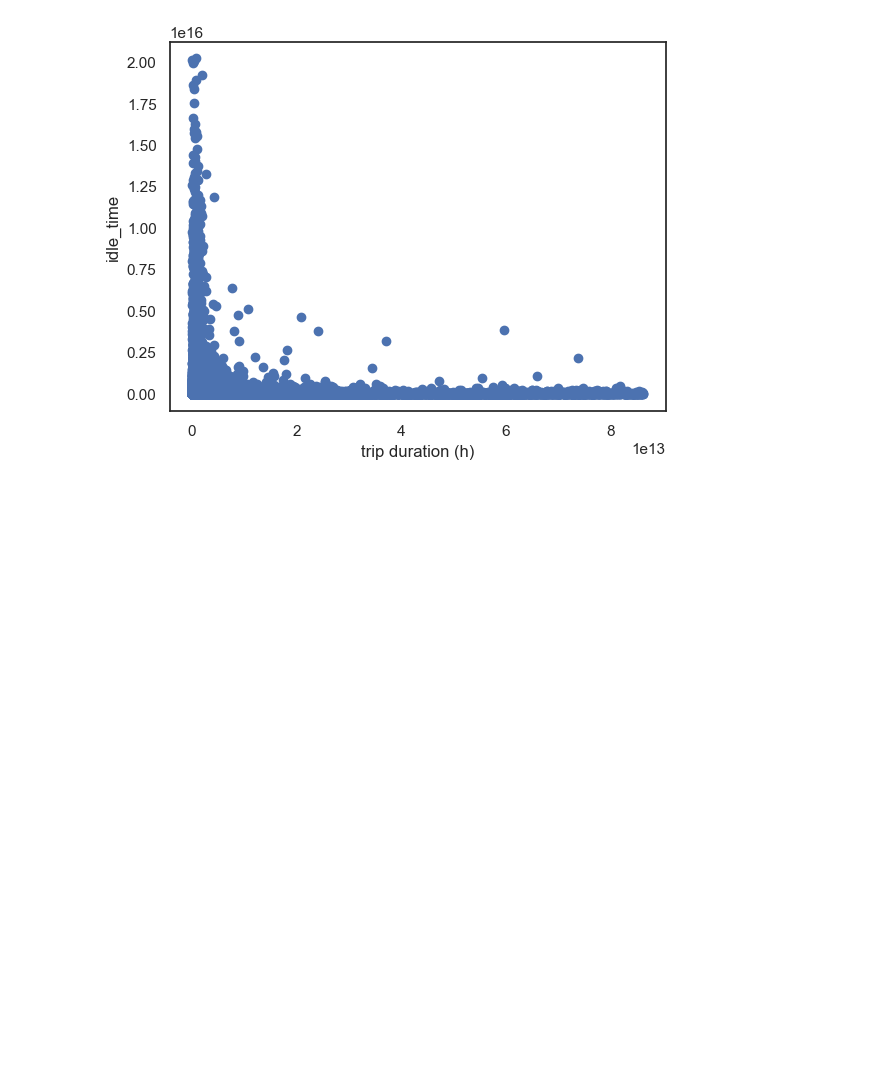
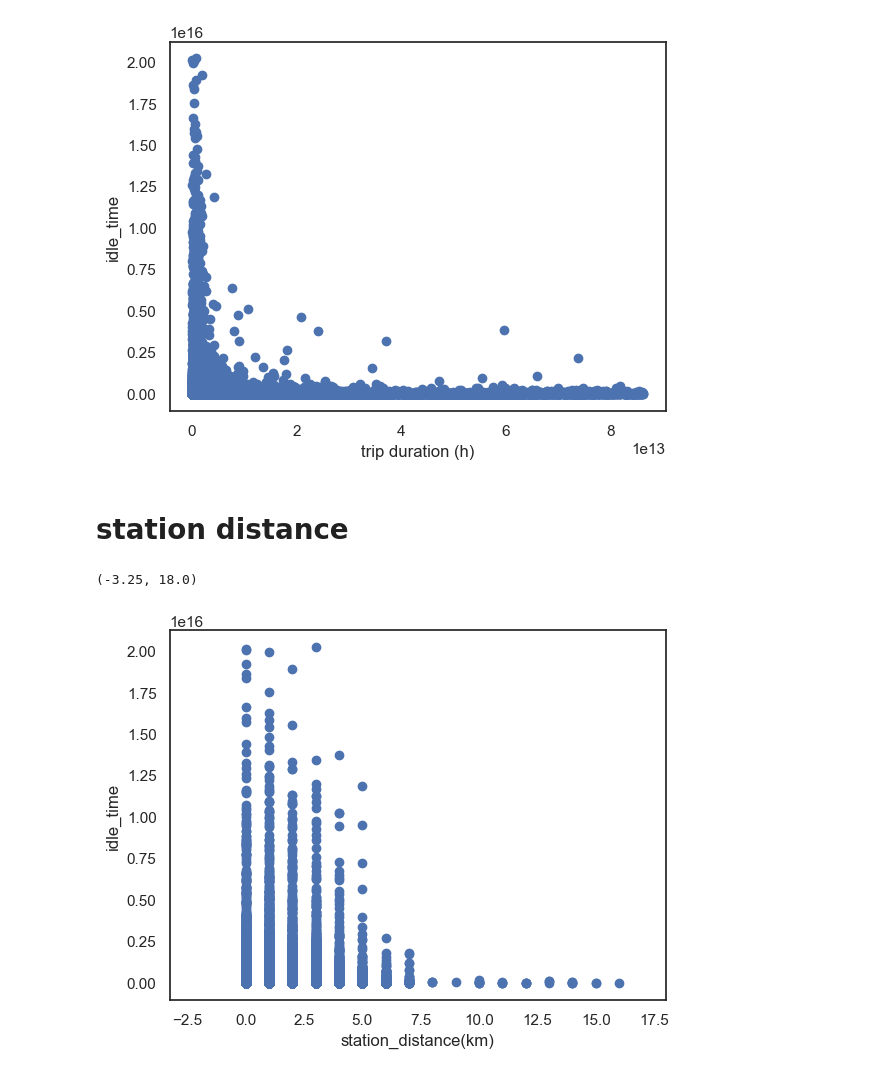
Before and after one commit to darebakdavca/Team_Project_DSML, a Jupyter notebook: Notebooks/4_Predictive_analysis.ipynb, the cells around one changed output. Cells and saved outputs as stored; diff of their text form; code cells hidden in the pictures; blank space fills up the shorter version.

```diff
--- a/Notebooks/4_Predictive_analysis.ipynb
+++ b/Notebooks/4_Predictive_analysis.ipynb
@@ -46,3 +46,5 @@ Data columns (total 34 columns):
  33  area_label                     1362601 non-null  int64
 dtypes: float64(18), int64(8), object(8)
 memory usage: 353.5+ MB
+# %%
+san_fran_df['station_distance'] = san_fran_df['station_distance'].astype(int)
@@ -72,0 +80,3 @@ memory usage: 353.5+ MB
+# %%
+san_fran_df_geo = gpd.GeoDataFrame(san_fran_df, geometry='geometry')
+san_fran_df_geo.info()
@@ -304,3 +269,15 @@ plt.ylabel('idle_time')
 # %% [output]
 Text(0, 0.5, 'idle_time')
 [figure]
+# %% [markdown]
+# station distance
+# %%
+x = san_fran_df_geo['station_distance']
+y = san_fran_df_geo['idle_time']
+plt.scatter(x, y)
+plt.xlabel('station_distance(km)')
+plt.ylabel('idle_time')
+plt.xlim(right=18)
+# %% [output]
+(-3.25, 18.0)
+[figure, added]
```
Also changed, not shown: parts of 19 cells of this notebook.
